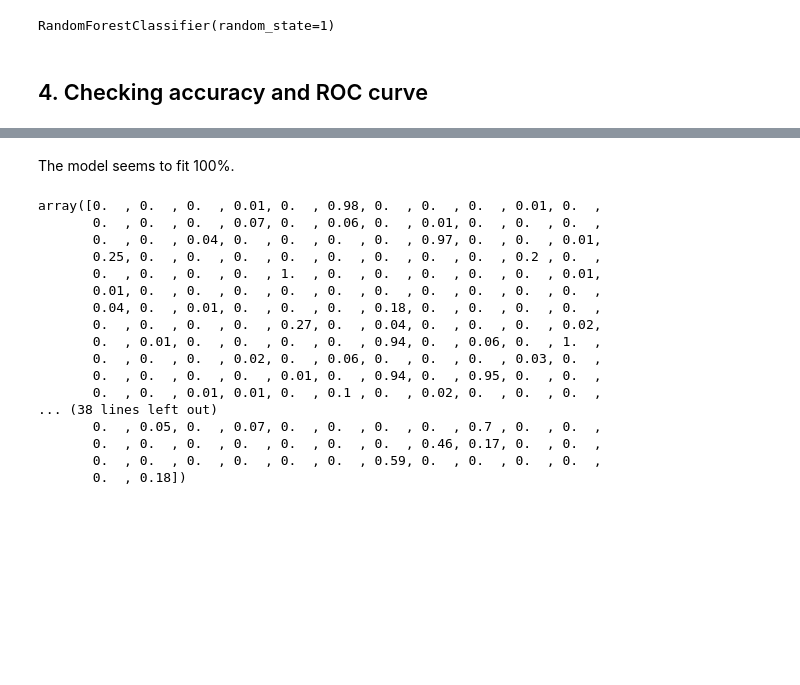
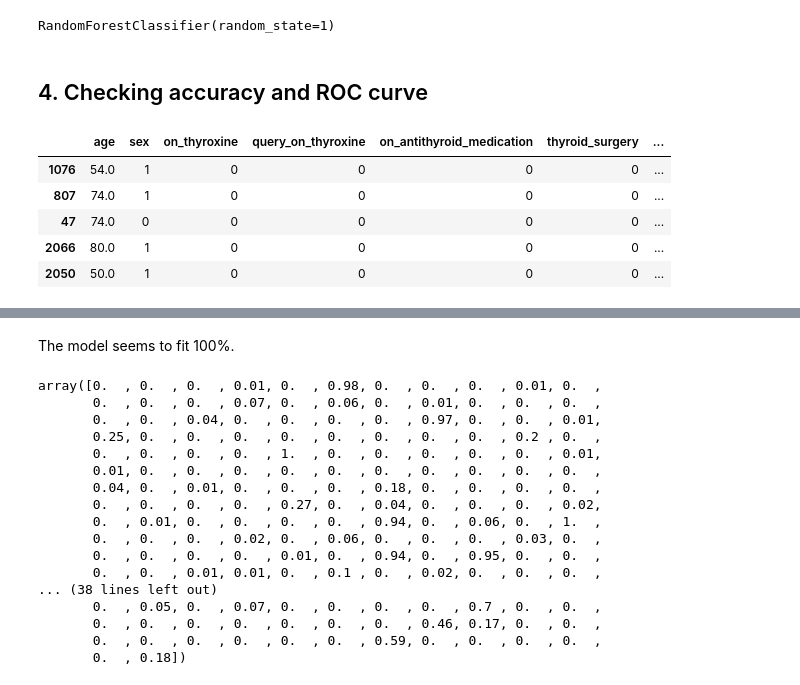
Before and after one commit to KAnantanawat0/IOD, a Jupyter notebook: Mini_project_2/keep.ipynb, the cells around one changed output, grey strips where cells are left out. Drawn from its saved outputs; the diff is of its cells as text; code cells hidden in the pictures; blank space fills up the shorter version.

```diff
--- a/Mini_project_2/keep.ipynb
+++ b/Mini_project_2/keep.ipynb
@@ -956,6 +982,15 @@ def show_summary_report(actual, prediction):
     plt.show()
 # %%
 y_train_prob = model.predict_proba(X_train)[:,1]
+# %%
+X_train.head()
+# %% [output]
+|  | age | sex | on_thyroxine | query_on_thyroxine | on_antithyroid_medication | thyroid_surgery | ... |
+| 1076 | 54.0 | 1 | 0 | 0 | 0 | 0 | ... |
+| 807 | 74.0 | 1 | 0 | 0 | 0 | 0 | ... |
+| 47 | 74.0 | 0 | 0 | 0 | 0 | 0 | ... |
+| 2066 | 80.0 | 1 | 0 | 0 | 0 | 0 | ... |
+| 2050 | 50.0 | 1 | 0 | 0 | 0 | 0 | ... |
 # %%
 show_summary_report(y_train, y_train_prob)
 # %% [output]
```
Also changed, not shown: parts of 29 cells of this notebook, 15 other files.
